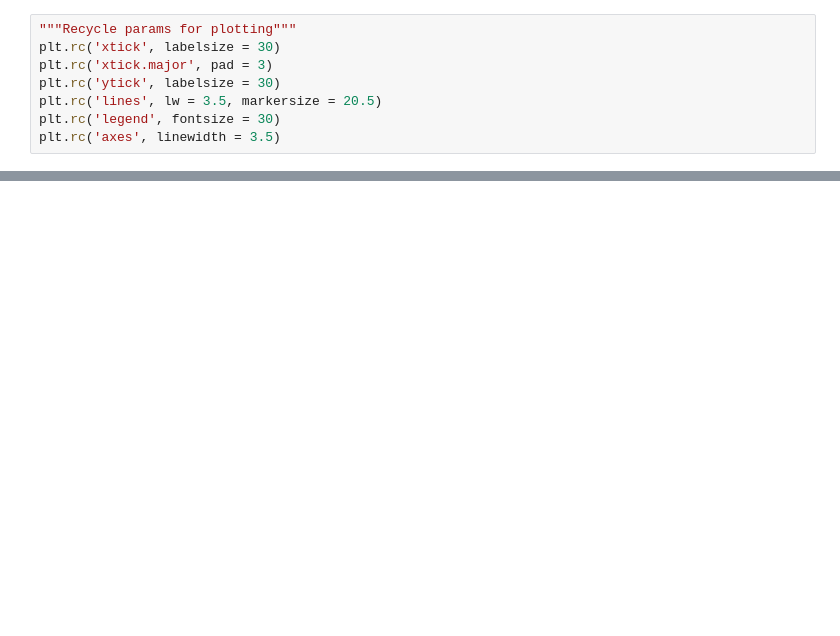
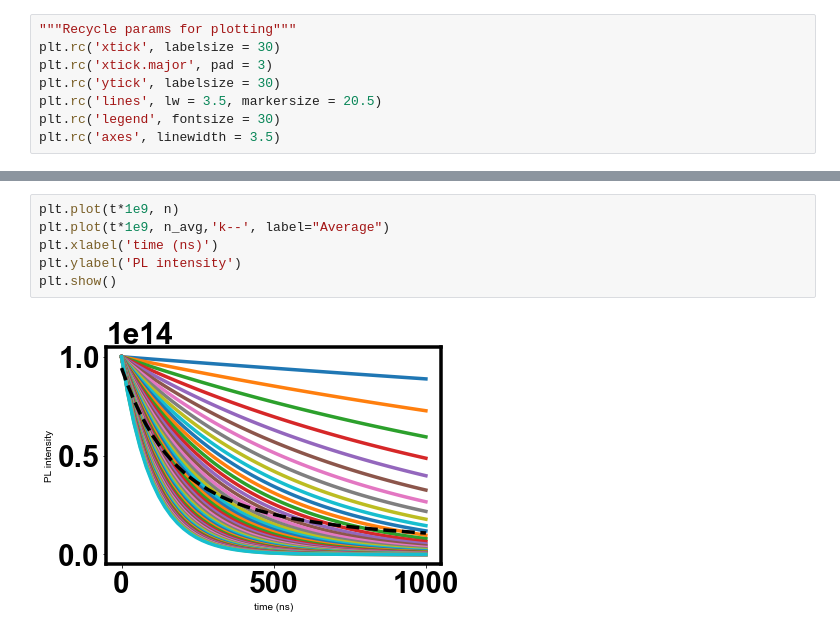
Before and after one commit to mtaddei94/TimeResolvedPL, a Jupyter notebook: PL_Intensity.ipynb, the cells around one changed output, grey strips where cells are left out. Saved outputs shown, nothing was run; the diff lists cells and outputs as text; blank space fills up the shorter version.

```diff
--- a/PL_Intensity.ipynb
+++ b/PL_Intensity.ipynb
@@ -118,0 +170,8 @@ plt.show()
+# %%
+plt.plot(t*1e9, n)
+plt.plot(t*1e9, n_avg,'k--', label="Average")
+plt.xlabel('time (ns)')
+plt.ylabel('PL intensity')
+plt.show()
+# %% [output]
+[figure, added]
```
Also changed, not shown: parts of 51 cells of this notebook.
